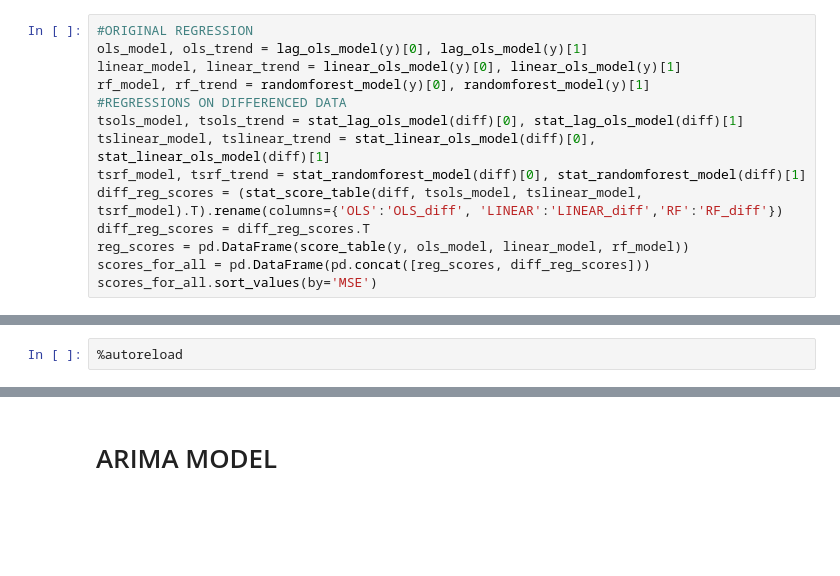
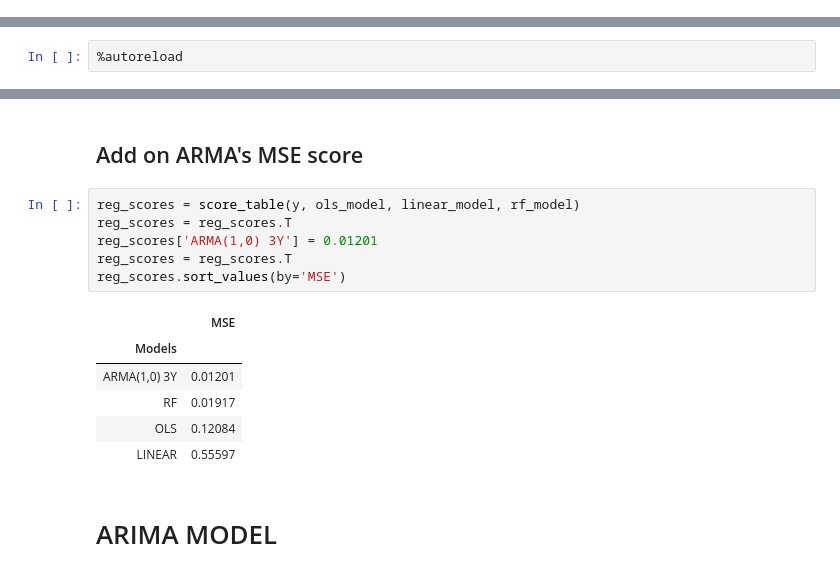
Before and after one commit to jrpaige/Solar, a Jupyter notebook: Solar_TS_Model.ipynb, the cells around one changed output, grey strips where cells are left out. Drawn from its saved outputs; the diff is of its cells as text; blank space fills up the shorter version.

```diff
--- a/Solar_TS_Model.ipynb
+++ b/Solar_TS_Model.ipynb
@@ -125,14 +124,0 @@ Achieved stationarity! Reject ADF H0.
-# %%
-#ORIGINAL REGRESSION
-ols_model, ols_trend = lag_ols_model(y)[0], lag_ols_model(y)[1]
-linear_model, linear_trend = linear_ols_model(y)[0], linear_ols_model(y)[1]
-rf_model, rf_trend = randomforest_model(y)[0], randomforest_model(y)[1]
-#REGRESSIONS ON DIFFERENCED DATA
-tsols_model, tsols_trend = stat_lag_ols_model(diff)[0], stat_lag_ols_model(diff)[1]
-tslinear_model, tslinear_trend = stat_linear_ols_model(diff)[0], stat_linear_ols_model(diff)[1]
-tsrf_model, tsrf_trend = stat_randomforest_model(diff)[0], stat_randomforest_model(diff)[1]
-diff_reg_scores = (stat_score_table(diff, tsols_model, tslinear_model, tsrf_model).T).rename(columns={'OLS':'OLS_diff', 'LINEAR':'LINEAR_diff','RF':'RF_diff'})
-diff_reg_scores = diff_reg_scores.T
-reg_scores = pd.DataFrame(score_table(y, ols_model, linear_model, rf_model))
-scores_for_all = pd.DataFrame(pd.concat([reg_scores, diff_reg_scores]))
-scores_for_all.sort_values(by='MSE')
@@ -195,3 +164,18 @@ Roots
+# %% [markdown]
+## Add on ARMA's MSE score
+# %%
+reg_scores = score_table(y, ols_model, linear_model, rf_model)
+reg_scores = reg_scores.T
+reg_scores['ARMA(1,0) 3Y'] = 0.01201
+reg_scores = reg_scores.T
+reg_scores.sort_values(by='MSE')
+# %% [output]
+|  | MSE |
+| Models |  |
+| ARMA(1,0) 3Y | 0.01201 |
+| RF | 0.01917 |
+| OLS | 0.12084 |
+| LINEAR | 0.55597 |
 # %% [markdown]
 # ARIMA MODEL
 # %% [markdown]
```
Also changed, not shown: parts of 12 cells of this notebook, 2 other files.
